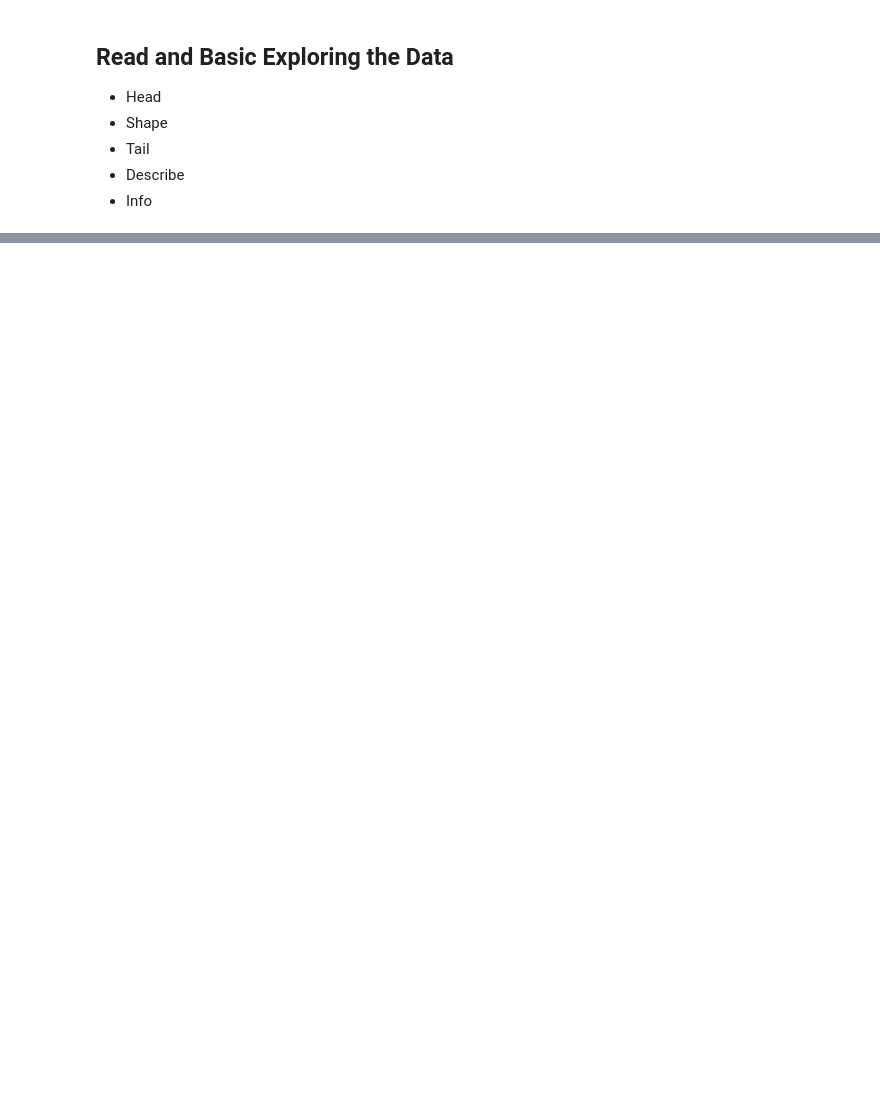
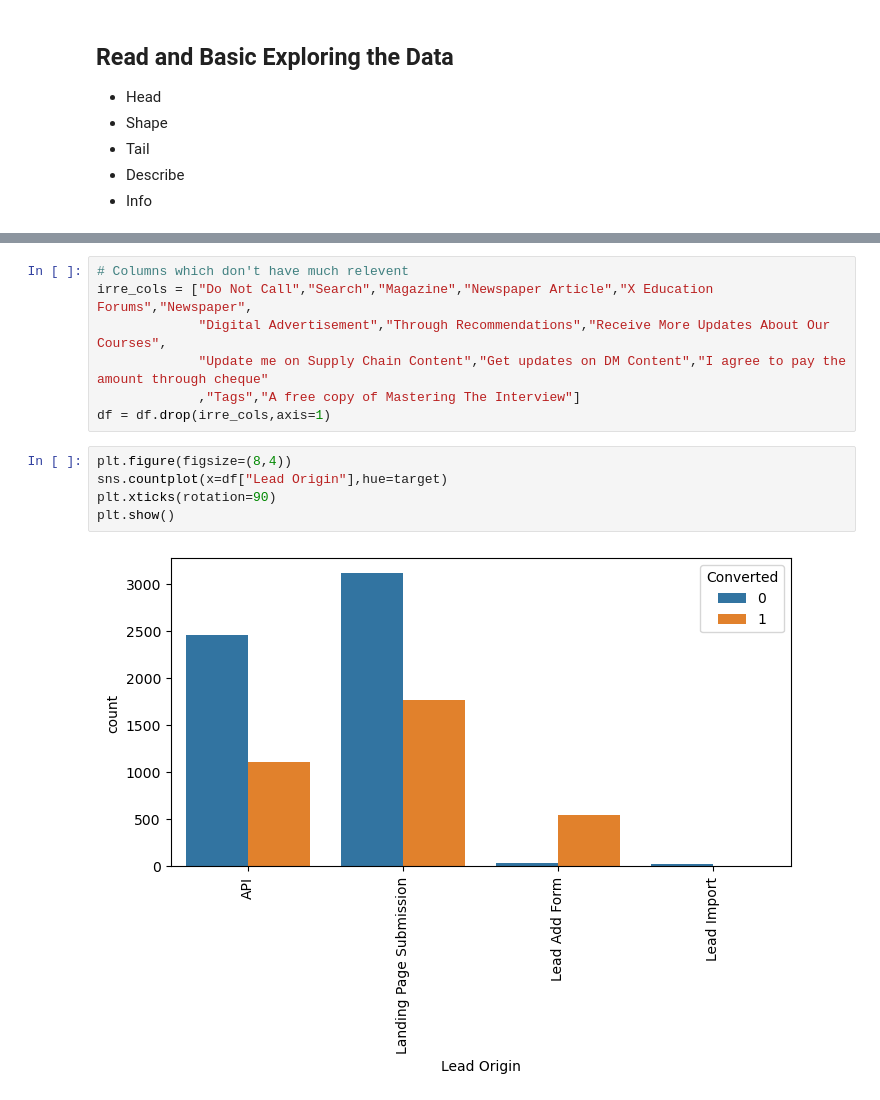
Before and after one commit to Asceticadarsh/lead_scoring_case_study, a Jupyter notebook: lead_scoring_case_study.ipynb, the cells around one changed output, grey strips where cells are left out. Saved outputs shown, nothing was run; the diff lists cells and outputs as text; blank space fills up the shorter version.

```diff
--- a/lead_scoring_case_study.ipynb
+++ b/lead_scoring_case_study.ipynb
@@ -52,0 +578,14 @@ data.tail()
+# %%
+# Columns which don't have much relevent
+irre_cols = ["Do Not Call","Search","Magazine","Newspaper Article","X Education Forums","Newspaper",
+             "Digital Advertisement","Through Recommendations","Receive More Updates About Our Courses",
+             "Update me on Supply Chain Content","Get updates on DM Content","I agree to pay the amount through cheque"
+             ,"Tags","A free copy of Mastering The Interview"]
+df = df.drop(irre_cols,axis=1)
+# %%
+plt.figure(figsize=(8,4))
+sns.countplot(x=df["Lead Origin"],hue=target)
+plt.xticks(rotation=90)
+plt.show()
+# %% [output]
+[figure, added]
```
Also changed, not shown: parts of 133 cells of this notebook.
